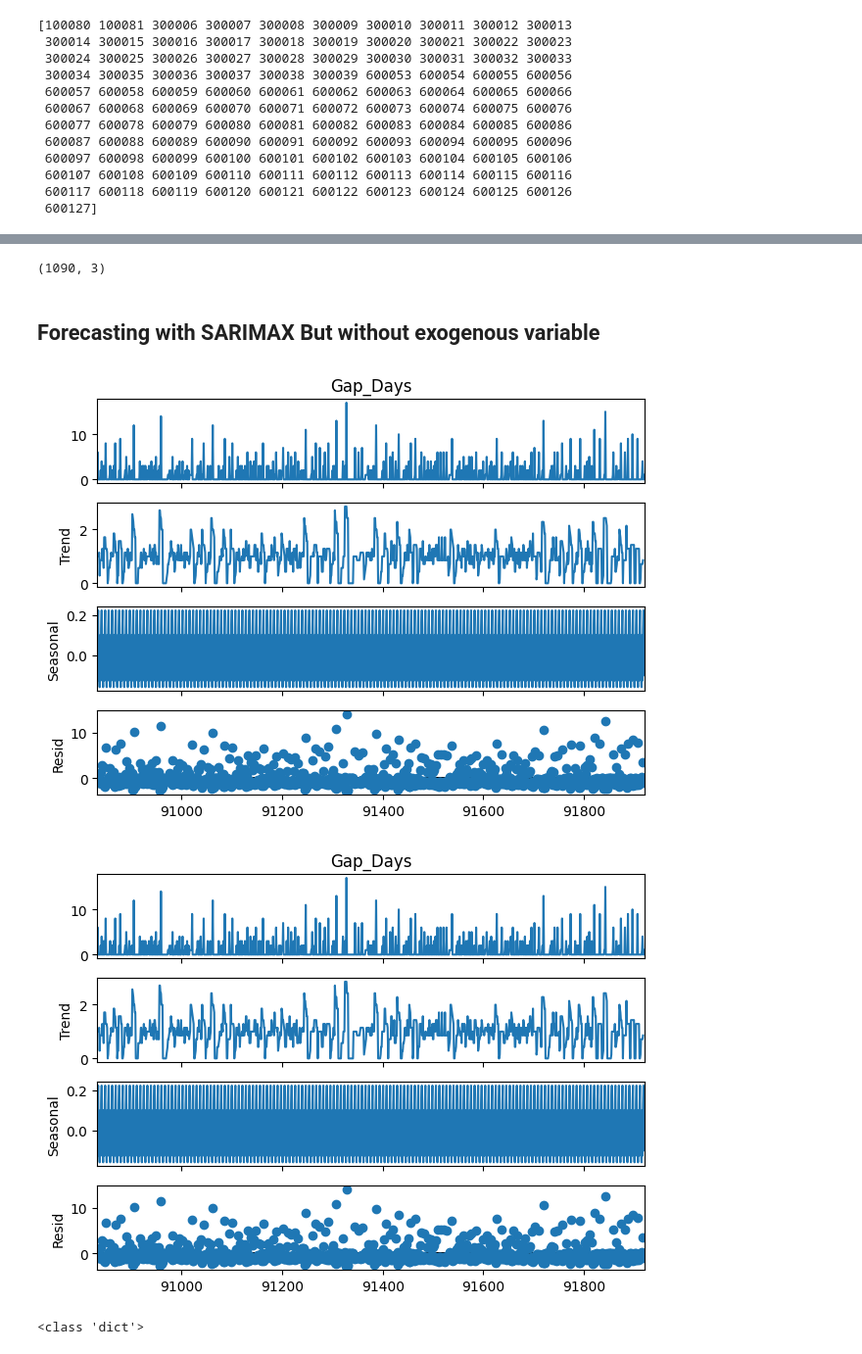
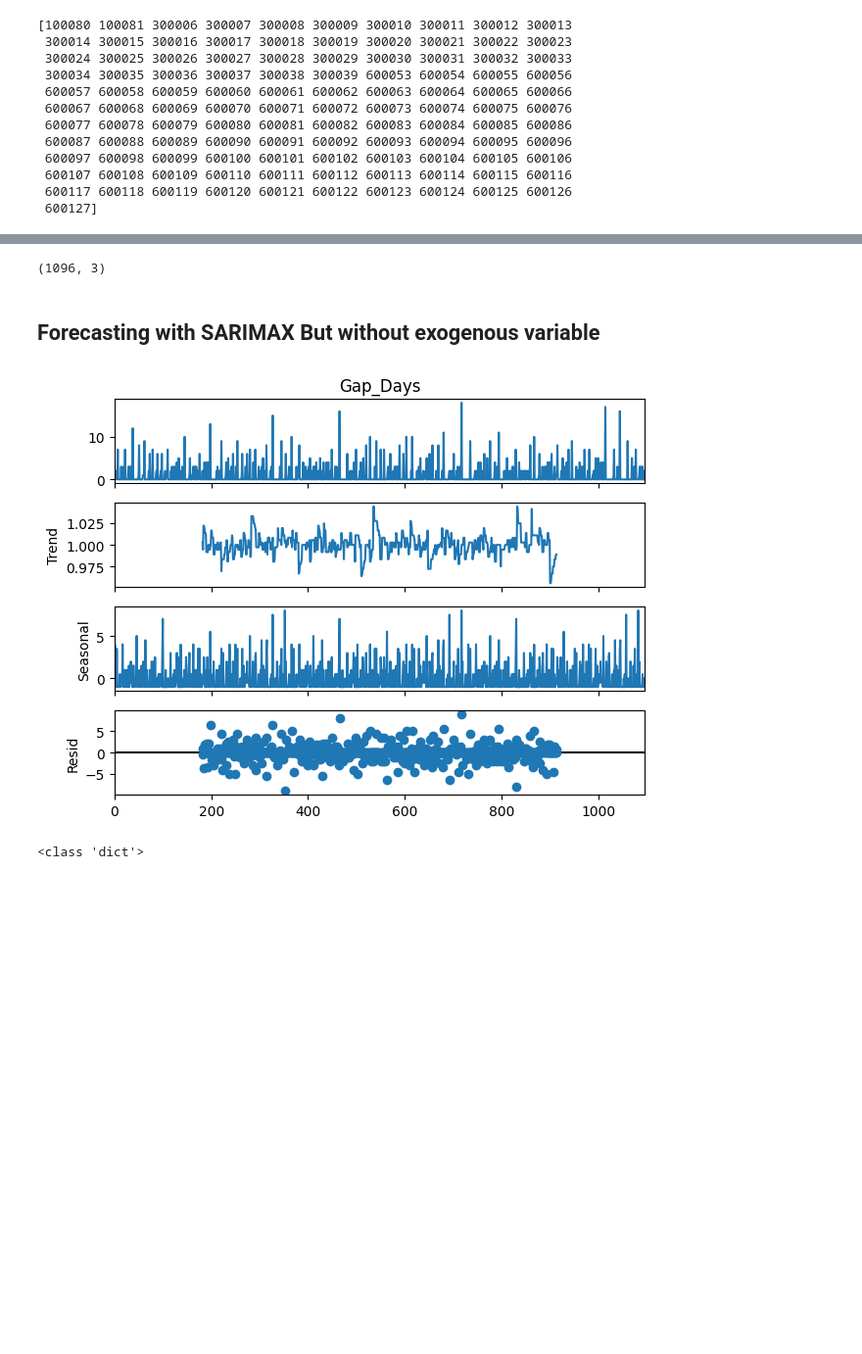
Before and after one commit to lakshmansierra/poc_service_now, a Jupyter notebook: 01-Service-Now-Time-Series/3_service_now_sarima_forecasting.ipynb, the cells around one changed output, grey strips where cells are left out. Shown: that part at 98% size. Saved outputs shown, nothing was run; the diff lists cells and outputs as text; code cells hidden in the pictures; blank space fills up the shorter version.

```diff
--- a/01-Service-Now-Time-Series/3_service_now_sarima_forecasting.ipynb
+++ b/01-Service-Now-Time-Series/3_service_now_sarima_forecasting.ipynb
@@ -98,6 +98,6 @@ for asset_id in unique_assets:
 
     asset_dfs[asset_id] = asset_df
 # %%
-individual_asset = asset_dfs[600100]
+individual_asset = asset_dfs[100080]
 print(individual_asset)
 # %% [output]
@@ -118,16 +118,14 @@ print(individual_asset)
 # %%
 print(individual_asset.shape)
 # %% [output]
-(1090, 3)
+(1096, 3)
 # %% [markdown]
 ## Forecasting with SARIMAX But without exogenous variable
 # %%
 from statsmodels.tsa.seasonal import seasonal_decompose
-decomp = seasonal_decompose(individual_asset['Gap_Days'], model='additive', period=7)
-decomp.plot()
+decomp = seasonal_decompose(individual_asset['Gap_Days'], model='additive', period=365).plot()
 # %% [output]
-[figure, old version]
+[figure, new version]
-[figure, removed]
 # %%
 from statsmodels.tsa.statespace.sarimax import SARIMAX
 from sklearn.metrics import mean_absolute_percentage_error, mean_squared_error
```
Also changed, not shown: parts of 1 cell of this notebook.
